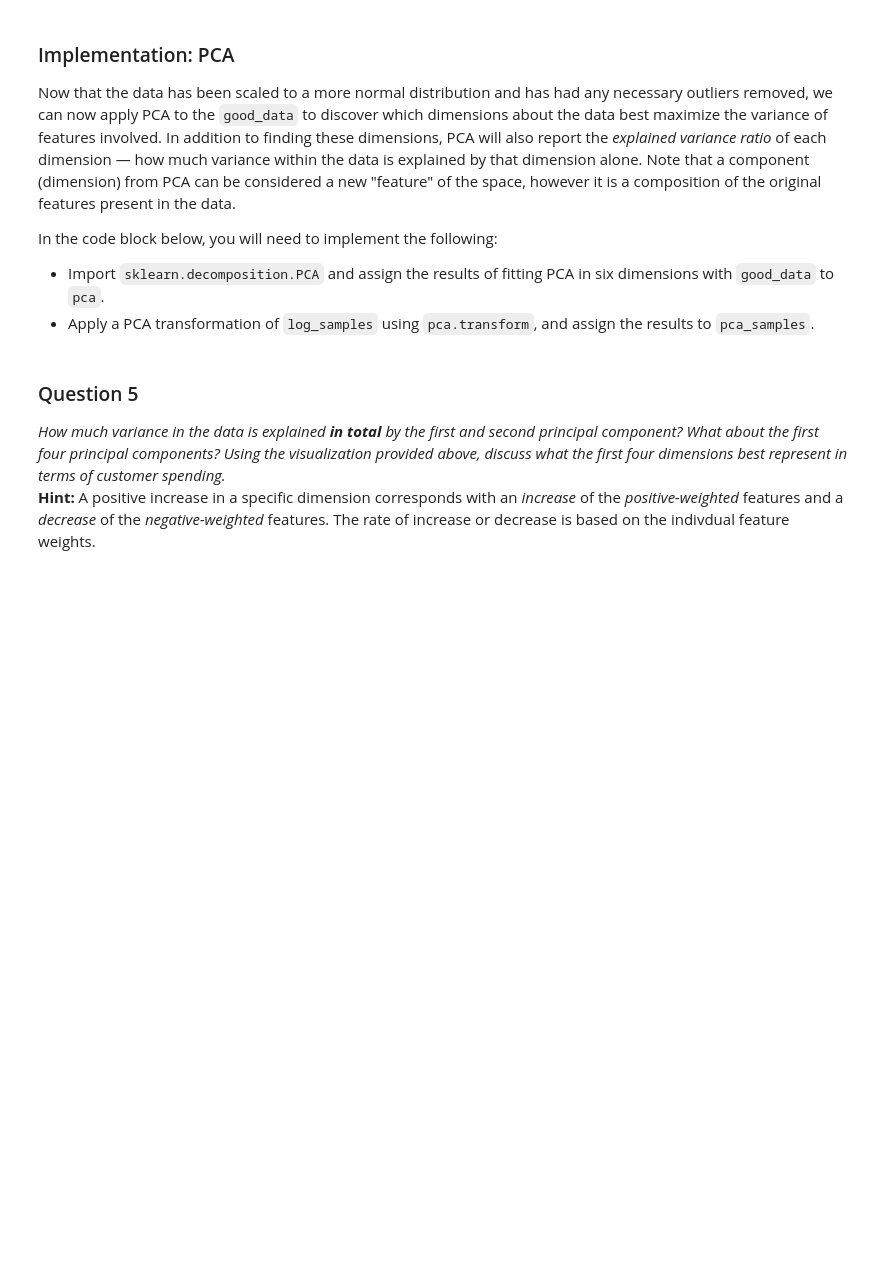
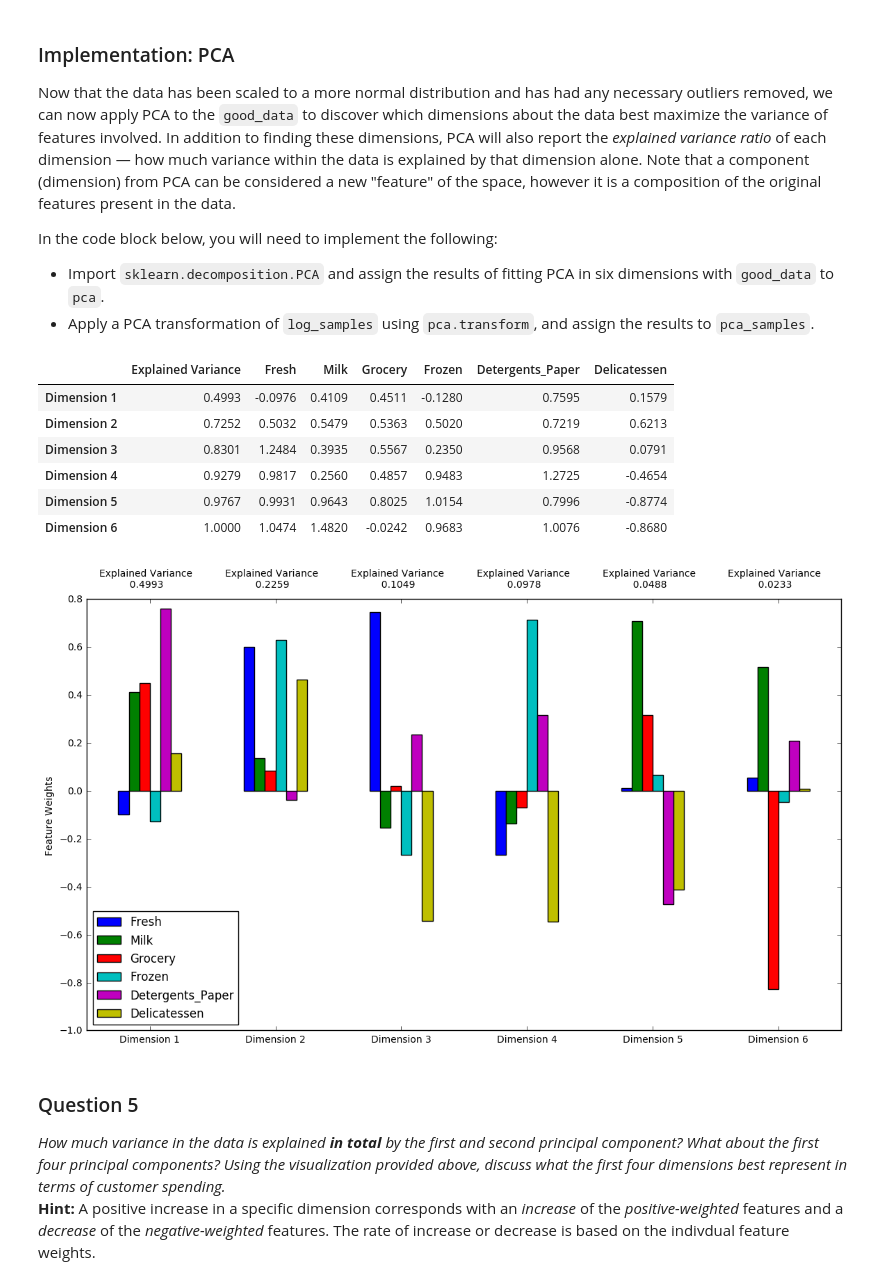
Before and after one commit to krapes/Udacity-Machine-Learning-Projects, a Jupyter notebook: projects/customer_segments/customer_segments.ipynb, the cells around one changed output. Cells and saved outputs as stored; diff of their text form; code cells hidden in the pictures; blank space fills up the shorter version.

```diff
--- a/projects/customer_segments/customer_segments.ipynb
+++ b/projects/customer_segments/customer_segments.ipynb
@@ -183,23 +215,39 @@ In the code block below, you will need to implement the following:
 Once you have performed this implementation, the dataset will be stored in the variable `good_data`.
 # %%
 # For each feature find the data points with extreme high or low values
+outliers = []
+repeats = []
+feature_list =[]
 for feature in log_data.keys():
 
     # TODO: Calculate Q1 (25th percentile of the data) for the given feature
-    Q1 = None
+    Q1 = np.percentile(log_data[feature], 25)
 
     # TODO: Calculate Q3 (75th percentile of the data) for the given feature
-    Q3 = None
+    Q3 = np.percentile(log_data[feature], 75)
 
     # TODO: Use the interquartile range to calculate an outlier step (1.5 times the interquartile range)
-    step = None
+    step = 1.5*(Q3-Q1)
 
     # Display the outliers
     print "Data points considered outliers for the feature '{}':".format(feature)
     display(log_data[~((log_data[feature] >= Q1 - step) & (log_data[feature] <= Q3 + step))])
+    for index in log_data[~((log_data[feature] >= Q1 - step) & (log_data[feature] <= Q3 + step))].index:
+        if index not in outliers:
+            outliers.append(index)
+            feature_list.append(feature)
+        else:
+            i = outliers.index(index)
+            repeats.append([index,feature_list[i],feature])
 
 # OPTIONAL: Select the indices for data points you wish to remove
-outliers  = []
-
+#outliers  = []
+print("Outliers: {}\n".format(outliers))
+#print("Repeats: {} ".format(repeats))
+display(repeats)
 # Remove the outliers, if any were specified
+#print(log_data.shape[0])
+#print(len(outliers))
 good_data = log_data.drop(log_data.index[outliers]).reset_index(drop = True)
+#print(good_data.shape[0])
+display(log_samples)
@@ -221,13 +341,24 @@ In the code block below, you will need to implement the following:
  - Apply a PCA transformation of `log_samples` using `pca.transform`, and assign the results to `pca_samples`.
 # %%
 # TODO: Apply PCA by fitting the good data with the same number of dimensions as features
-pca = None
-
+from sklearn.decomposition import PCA
+pca = PCA()
+pca.fit(good_data)
 # TODO: Transform log_samples using the PCA fit above
-pca_samples = None
+pca_samples = pca.transform(log_samples)
 
 # Generate PCA results plot
 pca_results = vs.pca_results(good_data, pca)
+pca_results.cumsum()
+# %% [output]
+|  | Explained Variance | Fresh | Milk | Grocery | Frozen | Detergents_Paper | Delicatessen |
+| Dimension 1 | 0.4993 | -0.0976 | 0.4109 | 0.4511 | -0.1280 | 0.7595 | 0.1579 |
+| Dimension 2 | 0.7252 | 0.5032 | 0.5479 | 0.5363 | 0.5020 | 0.7219 | 0.6213 |
+| Dimension 3 | 0.8301 | 1.2484 | 0.3935 | 0.5567 | 0.2350 | 0.9568 | 0.0791 |
+| Dimension 4 | 0.9279 | 0.9817 | 0.2560 | 0.4857 | 0.9483 | 1.2725 | -0.4654 |
+| Dimension 5 | 0.9767 | 0.9931 | 0.9643 | 0.8025 | 1.0154 | 0.7996 | -0.8774 |
+| Dimension 6 | 1.0000 | 1.0474 | 1.4820 | -0.0242 | 0.9683 | 1.0076 | -0.8680 |
+[figure, added]
 # %% [markdown]
 ### Question 5
 *How much variance in the data is explained* ***in total*** *by the first and second principal component? What about the first four principal components? Using the visualization provided above, discuss what the first four dimensions best represent in terms of customer spending.*
```
Also changed, not shown: parts of 41 cells of this notebook.
